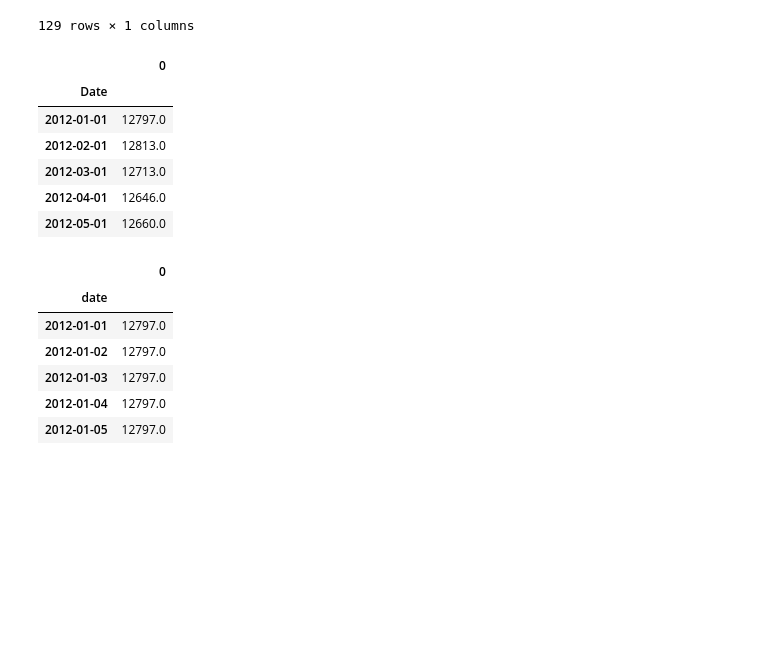
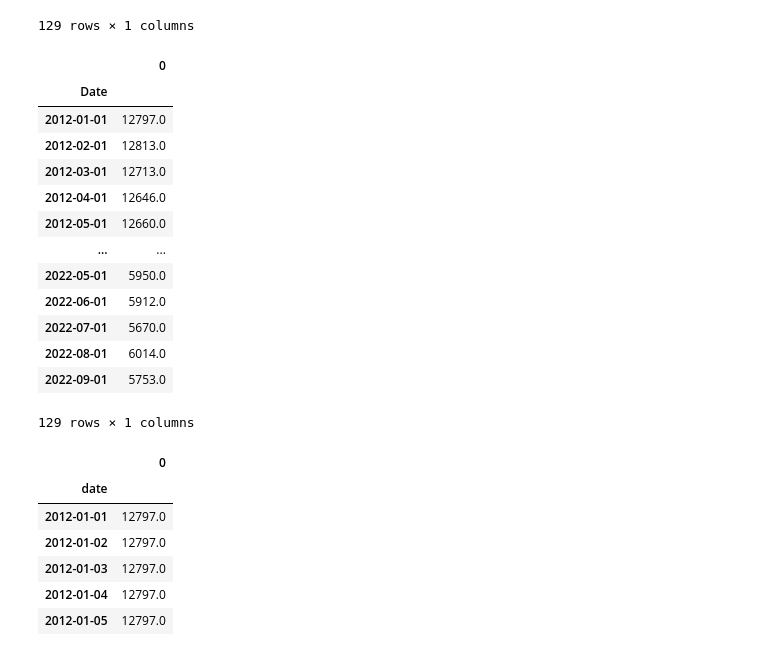
Before and after one commit to Mun-Min/Project_Two, a Jupyter notebook: ML Model Notebooks/treasury_10_year_cpi_DecisionTree_model.ipynb, the cells around one changed output. Cells and saved outputs as stored; diff of their text form; code cells hidden in the pictures; blank space fills up the shorter version.

```diff
--- a/ML Model Notebooks/treasury_10_year_cpi_LR_model.ipynb
+++ b/ML Model Notebooks/treasury_10_year_cpi_DecisionTree_model.ipynb
@@ -158,25 +158,32 @@ cpi_data.to_csv('cpi_data_reformatted.csv')
 # %%
 unemployment_data = pd.read_csv(Path("../Resources/Unemployment_in_thousands_2012_2022.csv"), index_col='Year')
 
 unemployment_data = unemployment_data.iloc[:,0:12].stack().reset_index(level = 1)
 
 unemployment_data['Date'] = (unemployment_data.index.astype(str)) + "-" + (unemployment_data['level_1'])
 
 unemployment_data['Date'] = pd.to_datetime(unemployment_data['Date'])
 
 unemployment_data = unemployment_data.set_index('Date')
 
 unemployment_data = unemployment_data.drop(columns=['level_1'])
 
-unemployment_data.head()
+unemployment_data
 # %% [output]
 |  | 0 |
 | Date |  |
 | 2012-01-01 | 12797.0 |
 | 2012-02-01 | 12813.0 |
 | 2012-03-01 | 12713.0 |
 | 2012-04-01 | 12646.0 |
 | 2012-05-01 | 12660.0 |
+| ... | ... |
+| 2022-05-01 | 5950.0 |
+| 2022-06-01 | 5912.0 |
+| 2022-07-01 | 5670.0 |
+| 2022-08-01 | 6014.0 |
+| 2022-09-01 | 5753.0 |
+129 rows × 1 columns
 # %%
 # Transforming monthly CPI data into daily CPI variable
 
```
Also changed, not shown: parts of 10 cells of this notebook, 1 other file.
